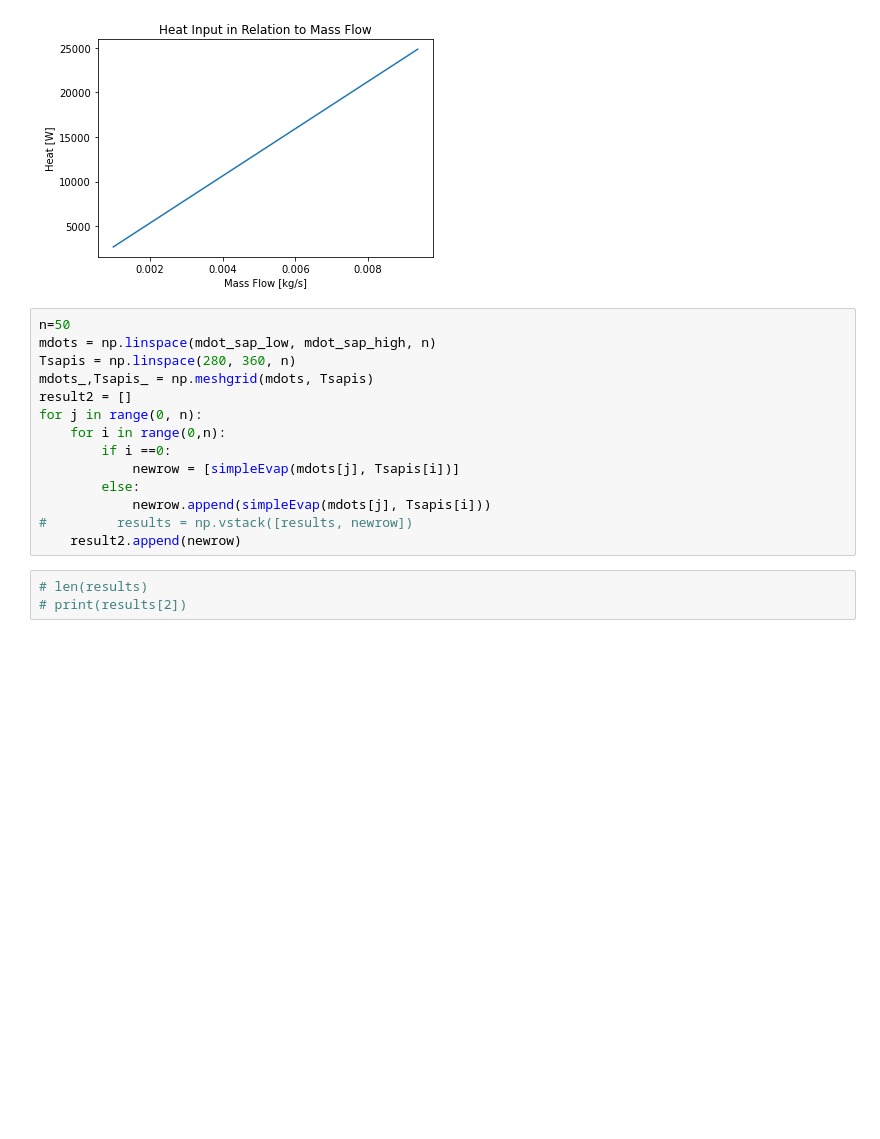
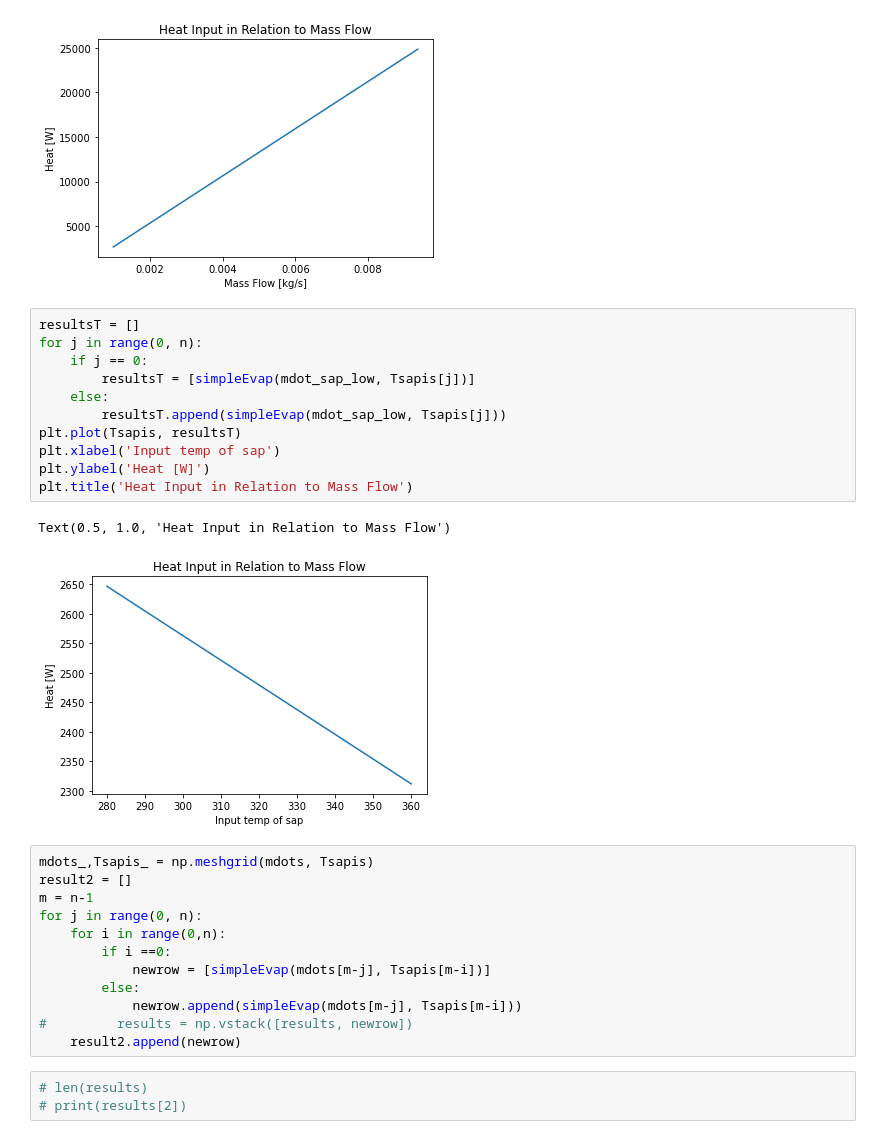
Before and after one commit to Tweir195/MapleSap, a Jupyter notebook: Evaporator2.ipynb, the cells around one changed output. Drawn from its saved outputs; the diff is of its cells as text; blank space fills up the shorter version.

```diff
--- a/Evaporator2.ipynb
+++ b/Evaporator2.ipynb
@@ -46,18 +47,30 @@ plt.title('Heat Input in Relation to Mass Flow')
 # %% [output]
 Text(0.5, 1.0, 'Heat Input in Relation to Mass Flow')
 [figure]
+# %%
+resultsT = []
+for j in range(0, n):
+    if j == 0:
+        resultsT = [simpleEvap(mdot_sap_low, Tsapis[j])]
+    else:
+        resultsT.append(simpleEvap(mdot_sap_low, Tsapis[j]))
+plt.plot(Tsapis, resultsT)
+plt.xlabel('Input temp of sap')
+plt.ylabel('Heat [W]')
+plt.title('Heat Input in Relation to Mass Flow')
+# %% [output]
+Text(0.5, 1.0, 'Heat Input in Relation to Mass Flow')
+[figure, added]
 # %%
-n=50
-mdots = np.linspace(mdot_sap_low, mdot_sap_high, n)
-Tsapis = np.linspace(280, 360, n)
 mdots_,Tsapis_ = np.meshgrid(mdots, Tsapis)
 result2 = []
+m = n-1
 for j in range(0, n):
     for i in range(0,n):
         if i ==0:
-            newrow = [simpleEvap(mdots[j], Tsapis[i])]
+            newrow = [simpleEvap(mdots[m-j], Tsapis[m-i])]
         else:
-            newrow.append(simpleEvap(mdots[j], Tsapis[i]))
+            newrow.append(simpleEvap(mdots[m-j], Tsapis[m-i]))
 #         results = np.vstack([results, newrow])
     result2.append(newrow)
 # %%
```
Also changed, not shown: parts of 3 cells of this notebook.
